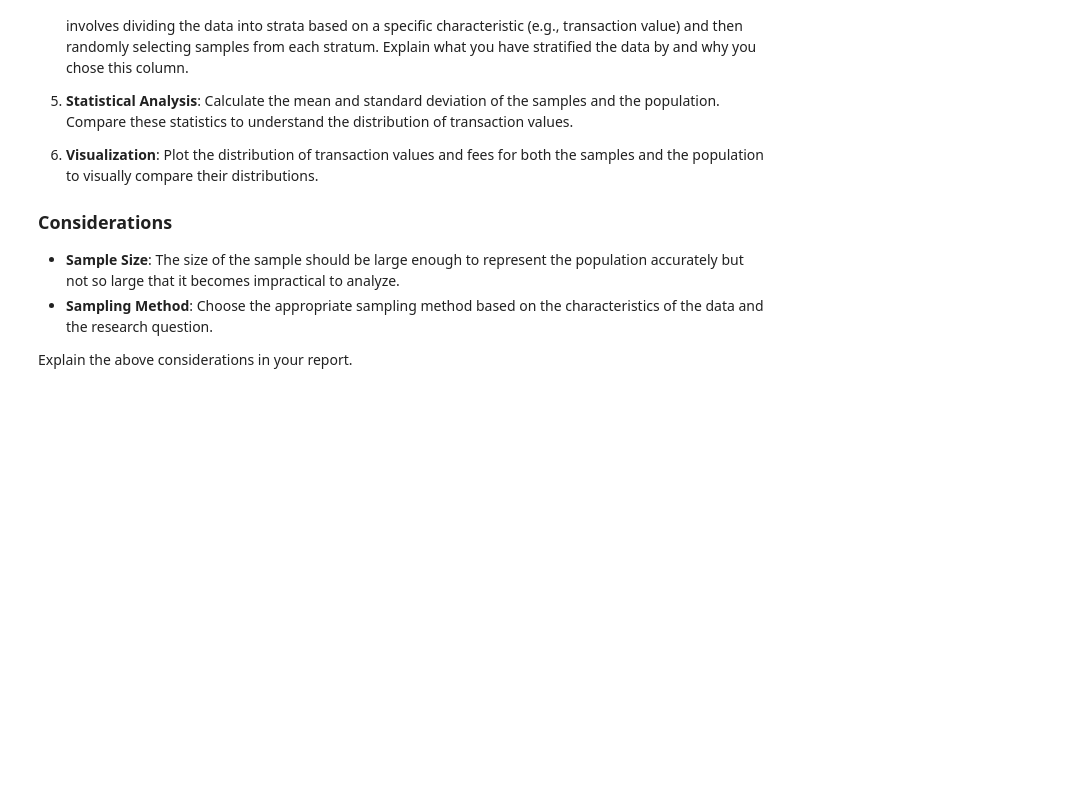
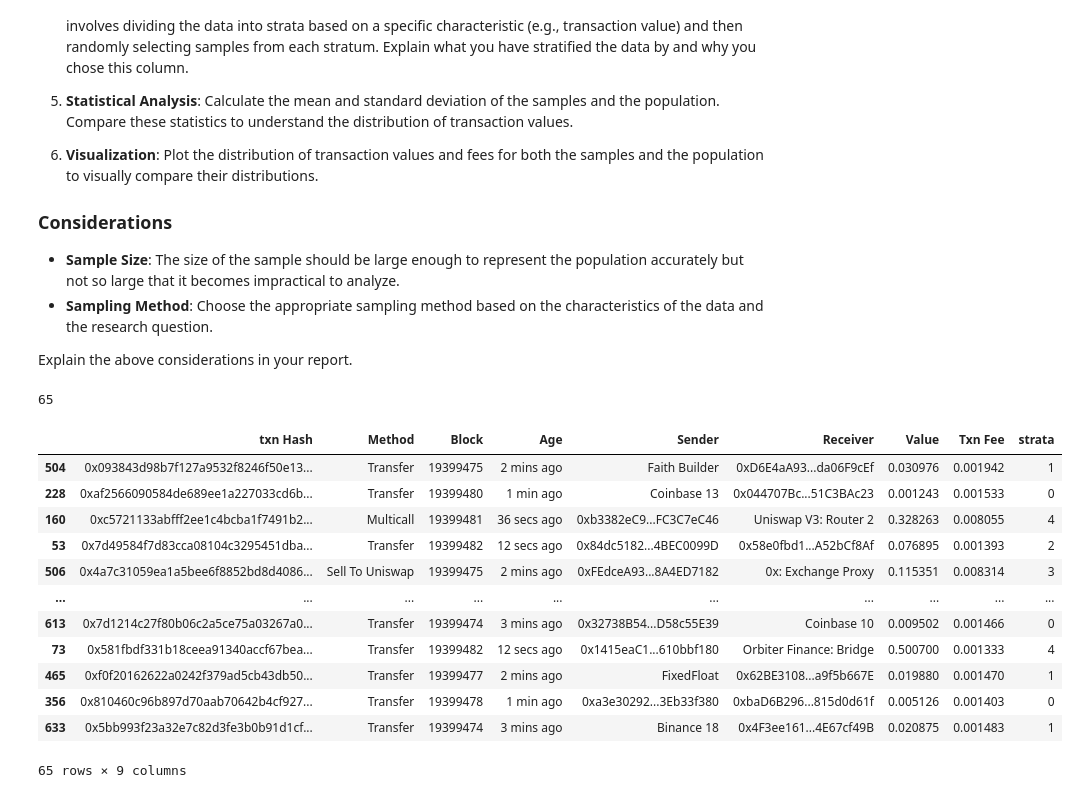
Before and after one commit to SoheilHajianManesh/Data-Sciense-Course-Projects, a Jupyter notebook: CA0/CA0.ipynb, the cells around one changed output. Cells and saved outputs as stored; diff of their text form; code cells hidden in the pictures; blank space fills up the shorter version.

```diff
--- a/CA0/CA0.ipynb
+++ b/CA0/CA0.ipynb
@@ -381,0 +380,22 @@ Explain the above considerations in your report.
+# %%
+sample_size = max(30, int(filtered_df.shape[0] * 0.1))
+sample_size
+# %% [output]
+65
+# %%
+simple_random_sample=filtered_df.sample(n=sample_size)
+simple_random_sample
+# %% [output]
+|  | txn Hash | Method | Block | Age | Sender | Receiver | Value | Txn Fee | strata |
+| 504 | 0x093843d98b7f127a9532f8246f50e13... | Transfer | 19399475 | 2 mins ago | Faith Builder | 0xD6E4aA93...da06F9cEf | 0.030976 | 0.001942 | 1 |
+| 228 | 0xaf2566090584de689ee1a227033cd6b... | Transfer | 19399480 | 1 min ago | Coinbase 13 | 0x044707Bc...51C3BAc23 | 0.001243 | 0.001533 | 0 |
+| 160 | 0xc5721133abfff2ee1c4bcba1f7491b2... | Multicall | 19399481 | 36 secs ago | 0xb3382eC9...FC3C7eC46 | Uniswap V3: Router 2 | 0.328263 | 0.008055 | 4 |
+| 53 | 0x7d49584f7d83cca08104c3295451dba... | Transfer | 19399482 | 12 secs ago | 0x84dc5182...4BEC0099D | 0x58e0fbd1...A52bCf8Af | 0.076895 | 0.001393 | 2 |
+| 506 | 0x4a7c31059ea1a5bee6f8852bd8d4086... | Sell To Uniswap | 19399475 | 2 mins ago | 0xFEdceA93...8A4ED7182 | 0x: Exchange Proxy | 0.115351 | 0.008314 | 3 |
+| ... | ... | ... | ... | ... | ... | ... | ... | ... | ... |
+| 613 | 0x7d1214c27f80b06c2a5ce75a03267a0... | Transfer | 19399474 | 3 mins ago | 0x32738B54...D58c55E39 | Coinbase 10 | 0.009502 | 0.001466 | 0 |
+| 73 | 0x581fbdf331b18ceea91340accf67bea... | Transfer | 19399482 | 12 secs ago | 0x1415eaC1...610bbf180 | Orbiter Finance: Bridge | 0.500700 | 0.001333 | 4 |
+| 465 | 0xf0f20162622a0242f379ad5cb43db50... | Transfer | 19399477 | 2 mins ago | FixedFloat | 0x62BE3108...a9f5b667E | 0.019880 | 0.001470 | 1 |
+| 356 | 0x810460c96b897d70aab70642b4cf927... | Transfer | 19399478 | 1 min ago | 0xa3e30292...3Eb33f380 | 0xbaD6B296...815d0d61f | 0.005126 | 0.001403 | 0 |
+| 633 | 0x5bb993f23a32e7c82d3fe3b0b91d1cf... | Transfer | 19399474 | 3 mins ago | Binance 18 | 0x4F3ee161...4E67cf49B | 0.020875 | 0.001483 | 1 |
+65 rows × 9 columns
```
Also changed, not shown: parts of 17 cells of this notebook.
